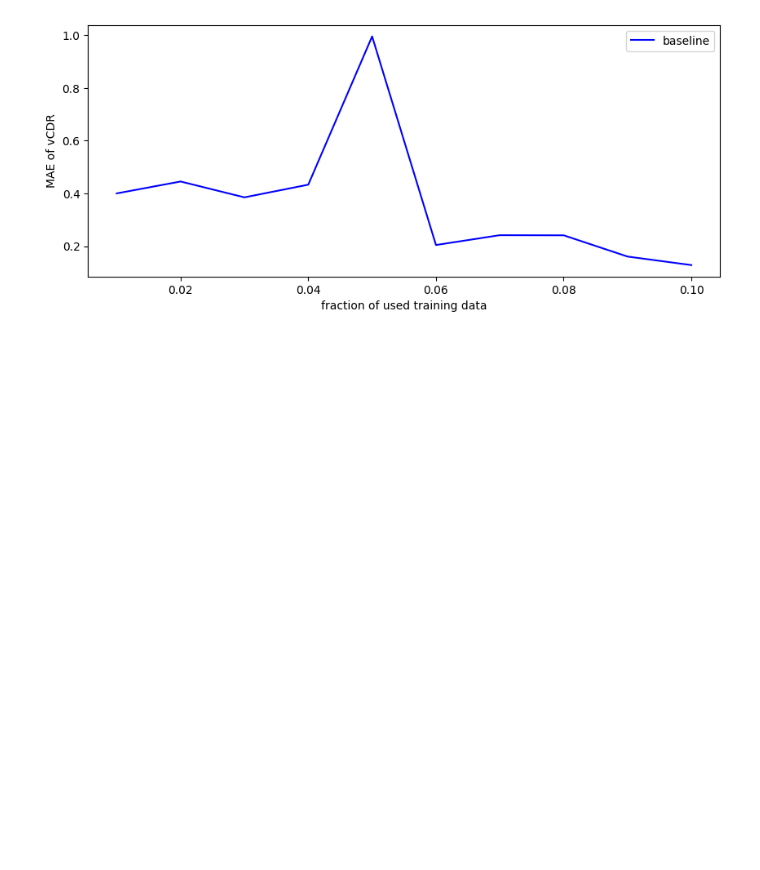
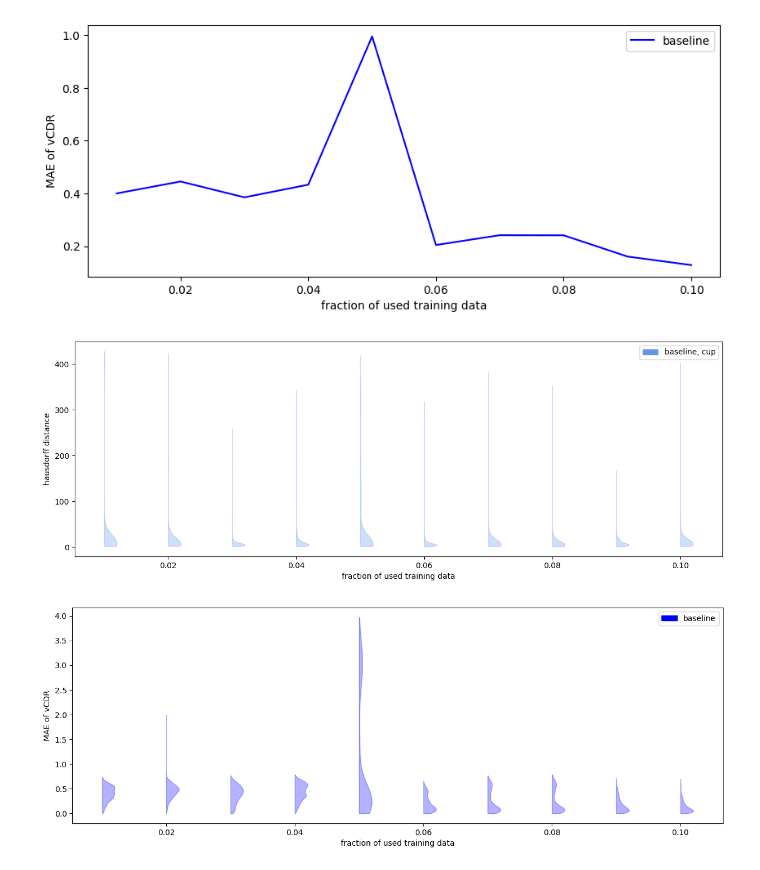
Before and after one commit to mo1333/anatomically_coherent_segmentation, a Jupyter notebook: evaluation_of_data_shortage.ipynb, the cells around one changed output. Drawn from its saved outputs; the diff is of its cells as text; code cells hidden in the pictures; blank space fills up the shorter version.

```diff
--- a/evaluation_of_data_shortage.ipynb
+++ b/evaluation_of_data_shortage.ipynb
@@ -68,6 +68,9 @@ plot_cdr_mae_mean_comparison(experiments_of_interest, experiments_labels)
 [figure]
 [figure]
 # %%
-plot_dice_violin_comparison(experiments_of_interest, experiments_labels, show_cup=False)
-plot_haus_violin_comparison(experiments_of_interest, experiments_labels, show_cup=False)
+plot_dice_violin_comparison(experiments_of_interest, experiments_labels, show_disc=False)
+plot_haus_violin_comparison(experiments_of_interest, experiments_labels, show_disc=False)
 plot_cdr_mae_violin_comparison(experiments_of_interest, experiments_labels)
+# %% [output]
+[figure, added]
+[figure, added]
```
Also changed, not shown: 1 other file.
